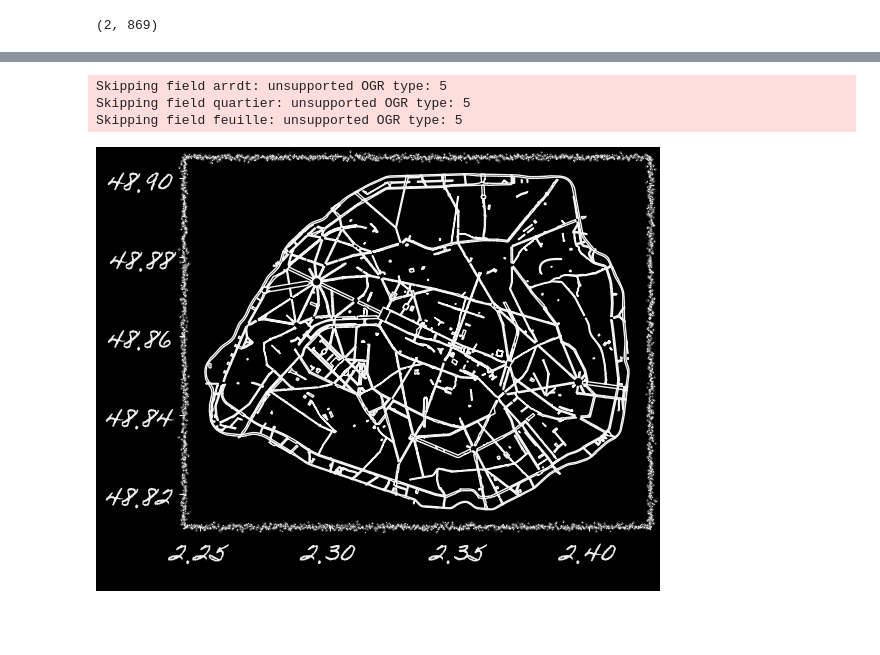
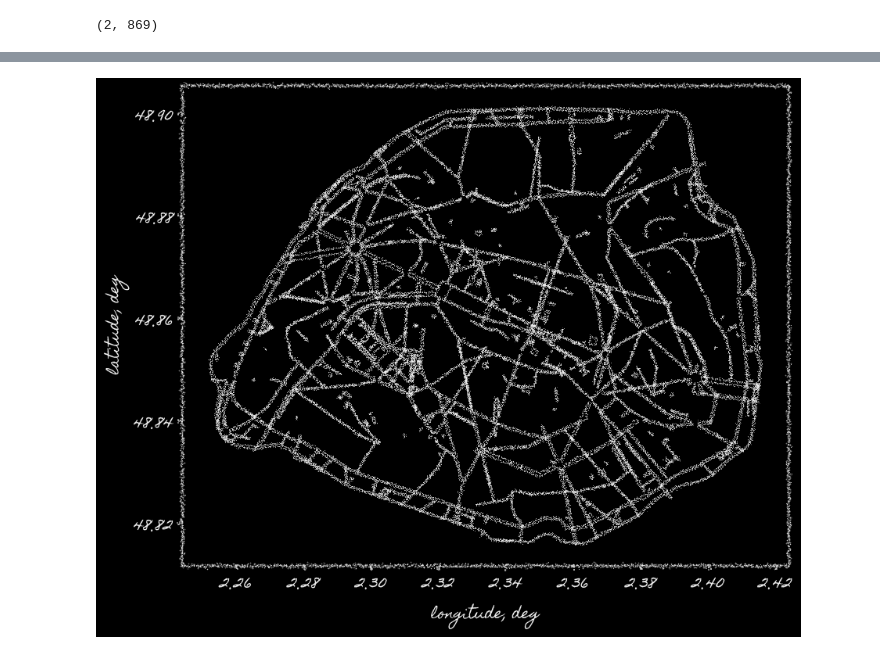
Before and after one commit to astrofyz/chalk_effect, a Jupyter notebook: test.ipynb, the cells around one changed output, grey strips where cells are left out. Drawn from its saved outputs; the diff is of its cells as text; code cells hidden in the pictures; blank space fills up the shorter version.

```diff
--- a/test.ipynb
+++ b/test.ipynb
@@ -119,24 +95,17 @@ import pandas as pd
-# %%
-myshpfile = gpd.read_file('../parisExp/idf_gis_osm_roads_free_1.geojson', driver='GeoJSON')
-
-myshpfile = myshpfile.dropna(subset='name')
-peri_shp = myshpfile.loc[myshpfile.name.str.startswith("Boulevard Périphérique")]
-
-from shapely.ops import unary_union, linemerge
-from shapely.geometry import LineString, MultiLineString
-
-road_lines = peri_shp.geometry.tolist()
-merged_lines = linemerge(road_lines)
-road_polygon = gpd.GeoDataFrame(geometry=[merged_lines.convex_hull], crs=myshpfile.crs)
-# df_tree_inside = df_tree.to_crs('EPSG:4326').clip(road_polygon)
-
-df_street = gpd.read_file('../maps_data/denominations-emprises-voies-actuelles.geojson').clip(road_polygon)
-# %% [output]
-Skipping field arrdt: unsupported OGR type: 5
-Skipping field quartier: unsupported OGR type: 5
-Skipping field feuille: unsupported OGR type: 5
-# %%
-df_street.boundary.loc[df_street.largeur > 20].plot(lw=1.)
-plt.gca().grid(False)
-# %% [output]
-[figure, removed]
+# %%
+df_street = gpd.read_file('streets_test.geojson', driver='GeoJSON')
+# %%
+with chalk(sketch=None, board='black', panel='black',
+font='fonts/HomemadeApple-9zz5.ttf',
+grain=ChalkEffect(flat_bg=0.5, keep_fill=False, ref_linewidth=1., min_extent=0.1, wander=0.)):
+    fig, ax = plt.subplots(figsize=(10, 10))
+    df_street.loc[(df_street.largeur > 20)].boundary.plot(lw=0.1, ax=ax)
+    for coll in ax.collections:
+        coll.set_path_effects(mpl.rcParams["path.effects"])
+    ax.grid(False)
+    plt.xlabel('longitude, deg', fontsize=13)
+    plt.ylabel('latitude, deg', fontsize=13)
+    plt.savefig('street_test.png', dpi=120, bbox_inches='tight')
+    plt.show()
+# %% [output]
+[figure, added]
```
Also changed, not shown: parts of 12 cells of this notebook, 10 other files.
